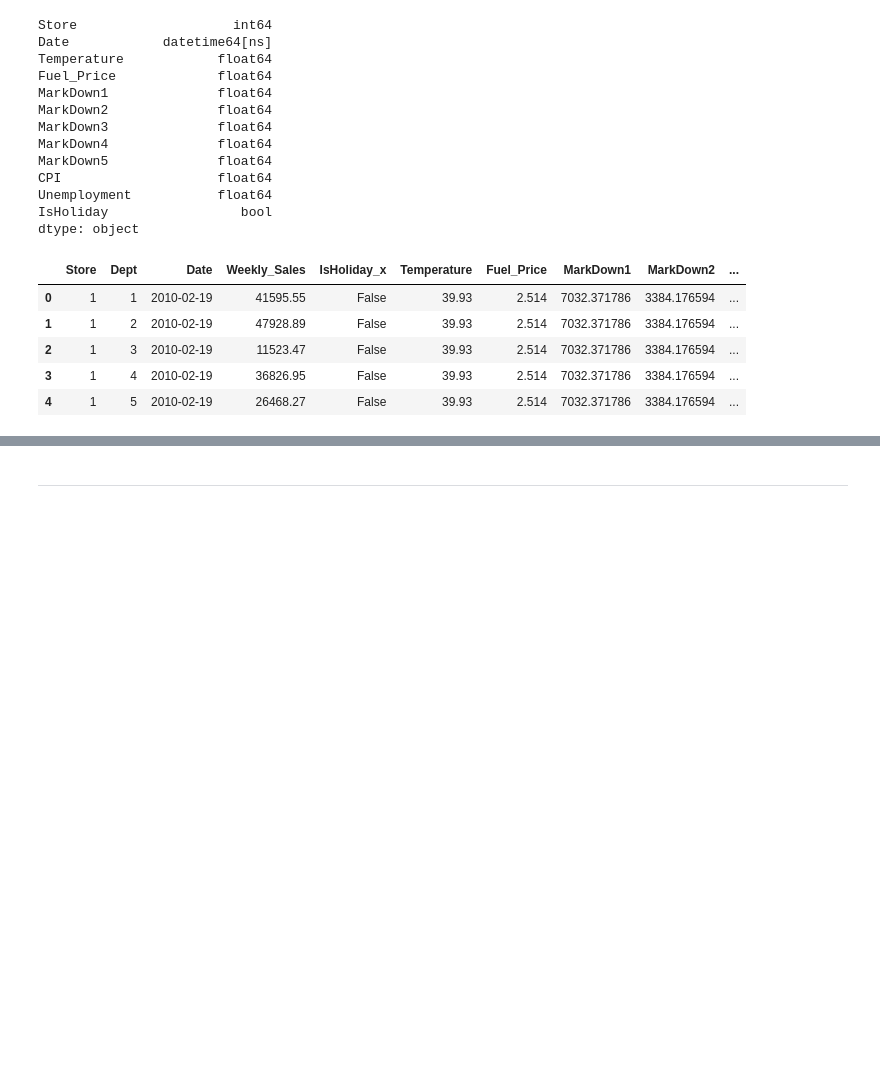
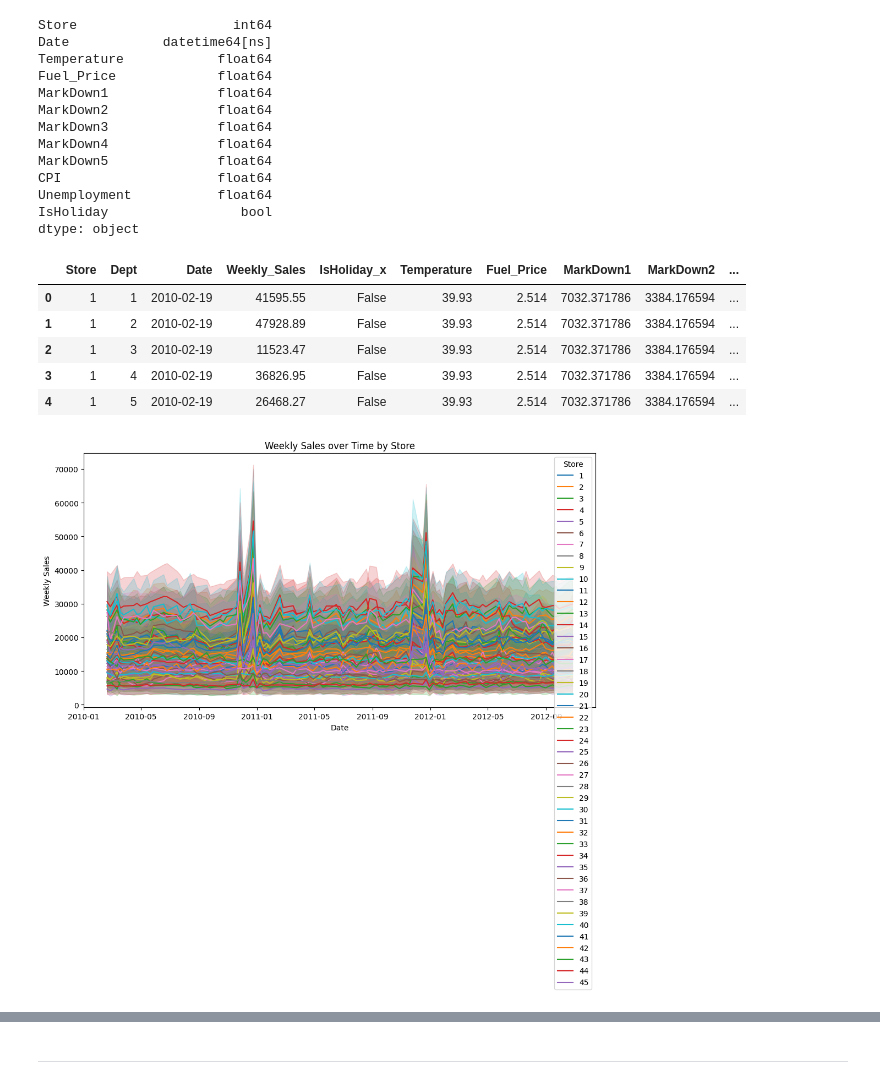
Before and after one commit to Hasnain-S1/hackathon-1, a Jupyter notebook: jupyter_notebooks/Notebook_Template.ipynb, the cells around one changed output, grey strips where cells are left out. Drawn from its saved outputs; the diff is of its cells as text; code cells hidden in the pictures; blank space fills up the shorter version.

```diff
--- a/jupyter_notebooks/Notebook_Template.ipynb
+++ b/jupyter_notebooks/Notebook_Template.ipynb
@@ -294,3 +294,13 @@ final_merge.head()
 | 2 | 1 | 3 | 2010-02-19 | 11523.47 | False | 39.93 | 2.514 | 7032.371786 | 3384.176594 | ... |
 | 3 | 1 | 4 | 2010-02-19 | 36826.95 | False | 39.93 | 2.514 | 7032.371786 | 3384.176594 | ... |
 | 4 | 1 | 5 | 2010-02-19 | 26468.27 | False | 39.93 | 2.514 | 7032.371786 | 3384.176594 | ... |
+# %%
+plt.figure(figsize=(12, 6))
+sns.lineplot(data=final_merge, x='Date', y='Weekly_Sales', hue='Store', palette='tab10')
+plt.title('Weekly Sales over Time by Store')
+plt.xlabel('Date')
+plt.ylabel('Weekly Sales')
+plt.show()
+# basic data visualisation to show how weekly sales are over time by each store
+# %% [output]
+[figure, added]
```
Also changed, not shown: parts of 1 cell of this notebook.
